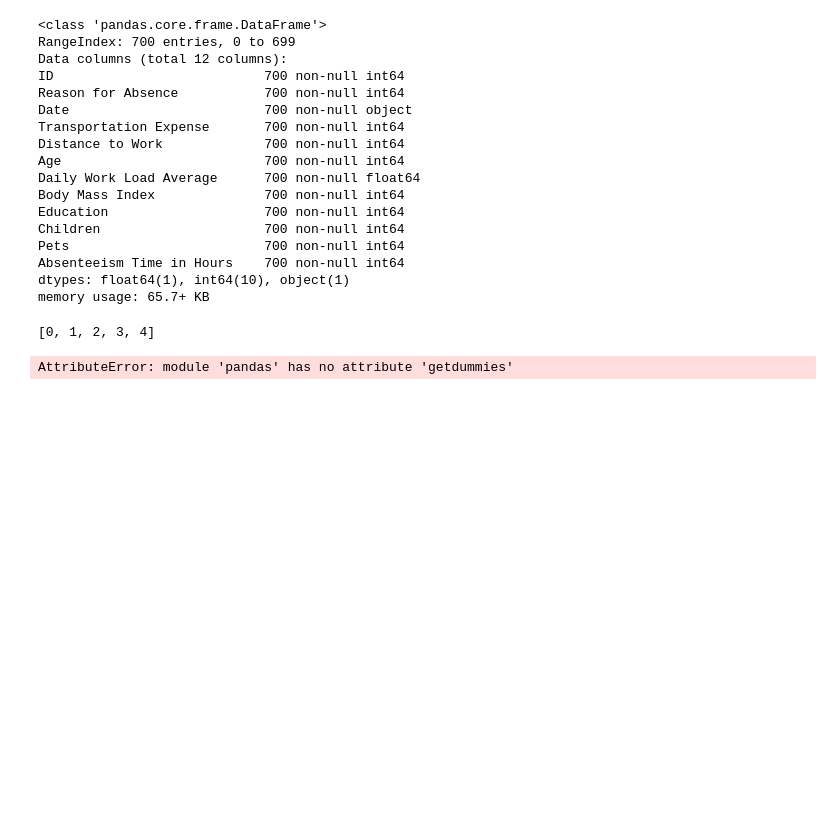
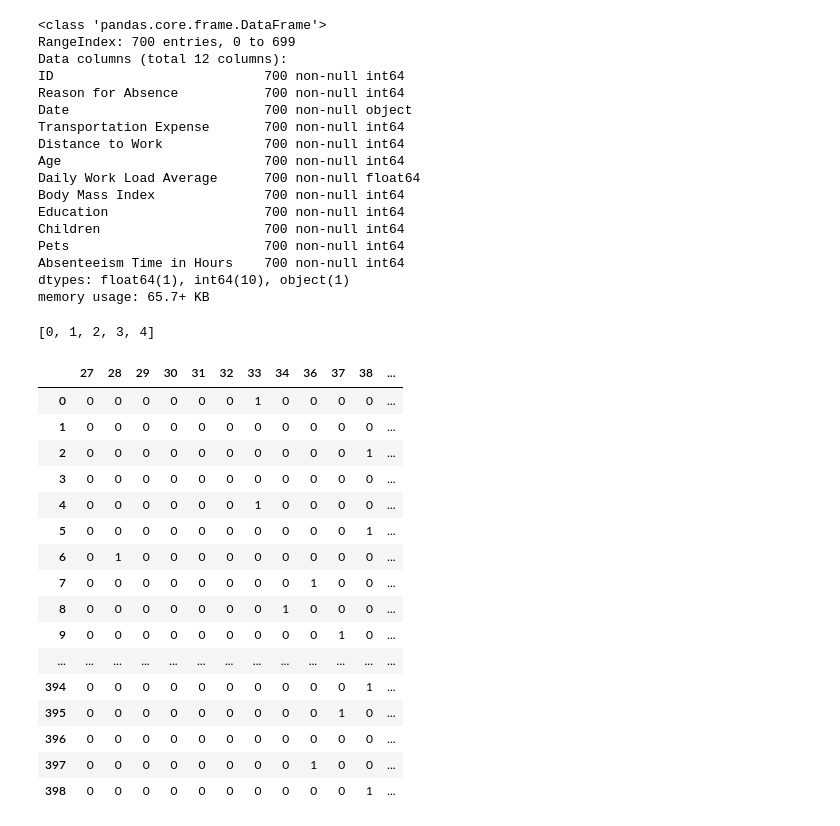
Before and after one commit to LaodeMFauzan/data-science-projects, a Jupyter notebook: Absenteeism-Project/Preprocess-Absenteeism.ipynb, the cells around one changed output. Drawn from its saved outputs; the diff is of its cells as text; code cells hidden in the pictures; blank space fills up the shorter version.

Commit message:
create dummies var

```diff
--- a/Absenteeism-Project/Preprocess-Absenteeism.ipynb
+++ b/Absenteeism-Project/Preprocess-Absenteeism.ipynb
@@ -78,6 +78,24 @@ sorted(df_no_age['Children'].unique())
 # %% [output]
 [0, 1, 2, 3, 4]
 # %%
-age_dummies = pd.getdummies(df['Age'])
+age_dummies = pd.get_dummies(df['Age'])
+
+age_dummies
 # %% [output]
-AttributeError: module 'pandas' has no attribute 'getdummies'
+|  | 27 | 28 | 29 | 30 | 31 | 32 | 33 | 34 | 36 | 37 | 38 | ... |
+| 0 | 0 | 0 | 0 | 0 | 0 | 0 | 1 | 0 | 0 | 0 | 0 | ... |
+| 1 | 0 | 0 | 0 | 0 | 0 | 0 | 0 | 0 | 0 | 0 | 0 | ... |
+| 2 | 0 | 0 | 0 | 0 | 0 | 0 | 0 | 0 | 0 | 0 | 1 | ... |
+| 3 | 0 | 0 | 0 | 0 | 0 | 0 | 0 | 0 | 0 | 0 | 0 | ... |
+| 4 | 0 | 0 | 0 | 0 | 0 | 0 | 1 | 0 | 0 | 0 | 0 | ... |
+| 5 | 0 | 0 | 0 | 0 | 0 | 0 | 0 | 0 | 0 | 0 | 1 | ... |
+| 6 | 0 | 1 | 0 | 0 | 0 | 0 | 0 | 0 | 0 | 0 | 0 | ... |
+| 7 | 0 | 0 | 0 | 0 | 0 | 0 | 0 | 0 | 1 | 0 | 0 | ... |
+| 8 | 0 | 0 | 0 | 0 | 0 | 0 | 0 | 1 | 0 | 0 | 0 | ... |
+| 9 | 0 | 0 | 0 | 0 | 0 | 0 | 0 | 0 | 0 | 1 | 0 | ... |
+| ... | ... | ... | ... | ... | ... | ... | ... | ... | ... | ... | ... | ... |
+| 394 | 0 | 0 | 0 | 0 | 0 | 0 | 0 | 0 | 0 | 0 | 1 | ... |
+| 395 | 0 | 0 | 0 | 0 | 0 | 0 | 0 | 0 | 0 | 1 | 0 | ... |
+| 396 | 0 | 0 | 0 | 0 | 0 | 0 | 0 | 0 | 0 | 0 | 0 | ... |
+| 397 | 0 | 0 | 0 | 0 | 0 | 0 | 0 | 0 | 1 | 0 | 0 | ... |
+| 398 | 0 | 0 | 0 | 0 | 0 | 0 | 0 | 0 | 0 | 0 | 1 | ... |
```
